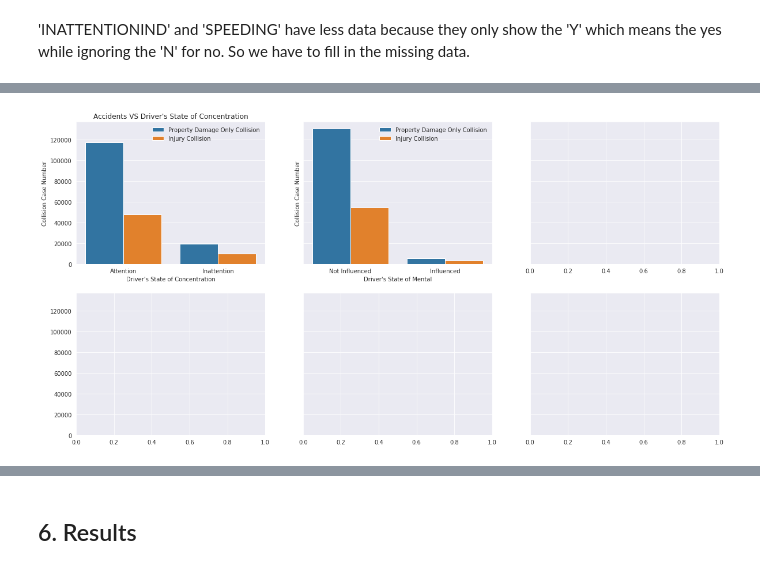
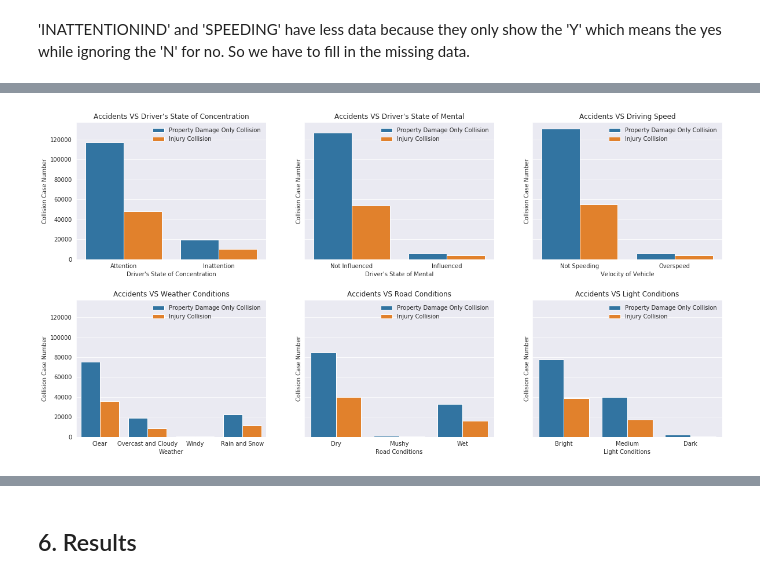
Before and after one commit to coredeliaz/Coursera_Capstone, a Jupyter notebook: Car Accident Severity Prediction(Week 3).ipynb, the cells around one changed output, grey strips where cells are left out. Drawn from its saved outputs; the diff is of its cells as text; code cells hidden in the pictures.

```diff
--- a/Car Accident Severity Prediction(Week 3).ipynb
+++ b/Car Accident Severity Prediction(Week 3).ipynb
@@ -43,5 +43,5 @@ Saving to: ‘Data-Collisions.csv’
 # %%
 import pandas as pd
-raw_data = pd.read_csv('Data-Collisions.csv',index_col='OBJECTID')
+raw_data = pd.read_csv('Data-Collisions.csv',index_col='INCKEY')
 raw_data.head()
 # %% [output]
@@ -174,28 +186,40 @@ Name: SPEEDING, dtype: int64
 # %%
+#draw a picture with 6 subplots
 severity_level = ['Property Damage Only Collision','Injury Collision']
 sns.set_style('darkgrid')
 fig, axes = plt.subplots(2, 3, figsize=(20, 10), sharey=True)
+fig.subplots_adjust(hspace = 0.3)
 
 fig_inattention = sns.countplot(ax=axes[0,0],x='INATTENTIONIND',hue='SEVERITYCODE',data=raw_data)
 fig_inattention.set(xlabel="Driver's State of Concentration", ylabel="Collision Case Number",
                     xticklabels=['Attention','Inattention'],title="Accidents VS Driver's State of Concentration")
 fig_inattention.legend(severity_level,frameon=False)
 
 fig_underinfluence = sns.countplot(ax=axes[0,1],x='UNDERINFL',hue='SEVERITYCODE',data=raw_data)
 fig_underinfluence.set(xlabel="Driver's State of Mental", ylabel = "Collision Case Number",
                        xticklabels=['Not Influenced','Influenced'],title="Accidents VS Driver's State of Mental")
 fig_underinfluence.legend(severity_level,frameon=False)
 
-fig_inattention = sns.countplot(ax=axes[0,0],x='INATTENTIONIND',hue='SEVERITYCODE',data=raw_data)
-fig_inattention.set(xlabel="Driver's State of Concentration", ylabel = "Collision Case Number",
-                    xticklabels=['Attention','Inattention'],title="Accidents VS Driver's State of Concentration")
+fig_speeding = sns.countplot(ax=axes[0,2],x='SPEEDING',hue='SEVERITYCODE',data=raw_data)
+fig_speeding.set(xlabel="Velocity of Vehicle", ylabel = "Collision Case Number",
+                 xticklabels=['Not Speeding','Overspeed'],title="Accidents VS Driving Speed")
+fig_speeding.legend(severity_level,frameon=False)
+
+fig_inattention = sns.countplot(ax=axes[1,0],x='WEATHER',hue='SEVERITYCODE',data=raw_data)
+fig_inattention.set(xlabel="Weather", ylabel = "Collision Case Number",
+                    xticklabels=['Clear','Overcast and Cloudy','Windy','Rain and Snow'],title="Accidents VS Weather Conditions")
 fig_inattention.legend(severity_level,frameon=False)
 
-fig_speeding = sns.countplot(ax=axes[0,1],x='SPEEDING',hue='SEVERITYCODE',data=raw_data)
-fig_speeding.set(xlabel="Driver's State of Mental", ylabel = "Collision Case Number",
-                 xticklabels=['Not Influenced','Influenced'],title="Accidents VS Driver's State of Concentration")
-fig_speeding.legend(severity_level,frameon=False)
+fig_inattention = sns.countplot(ax=axes[1,1],x='ROADCOND',hue='SEVERITYCODE',data=raw_data)
+fig_inattention.set(xlabel="Road Conditions", ylabel = "Collision Case Number",
+                    xticklabels=['Dry','Mushy','Wet'],title="Accidents VS Road Conditions")
+fig_inattention.legend(severity_level,frameon=False)
+
+fig_inattention = sns.countplot(ax=axes[1,2],x='LIGHTCOND',hue='SEVERITYCODE',data=raw_data)
+fig_inattention.set(xlabel="Light Conditions", ylabel = "Collision Case Number",
+                    xticklabels=['Bright','Medium','Dark'],title="Accidents VS Light Conditions")
+fig_inattention.legend(severity_level,frameon=False)
 
 plt.show()
 # %% [output]
-[figure, old version]
+[figure, new version]
```
Also changed, not shown: parts of 13 cells of this notebook.
